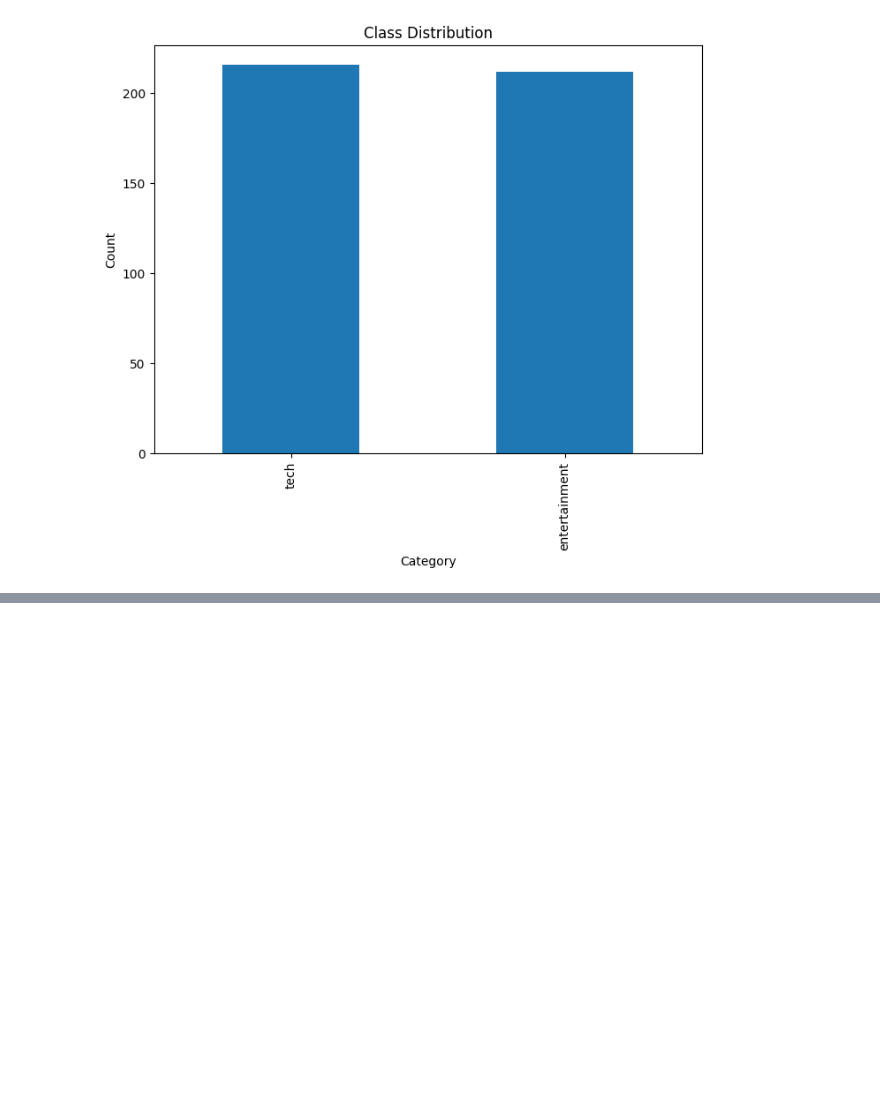
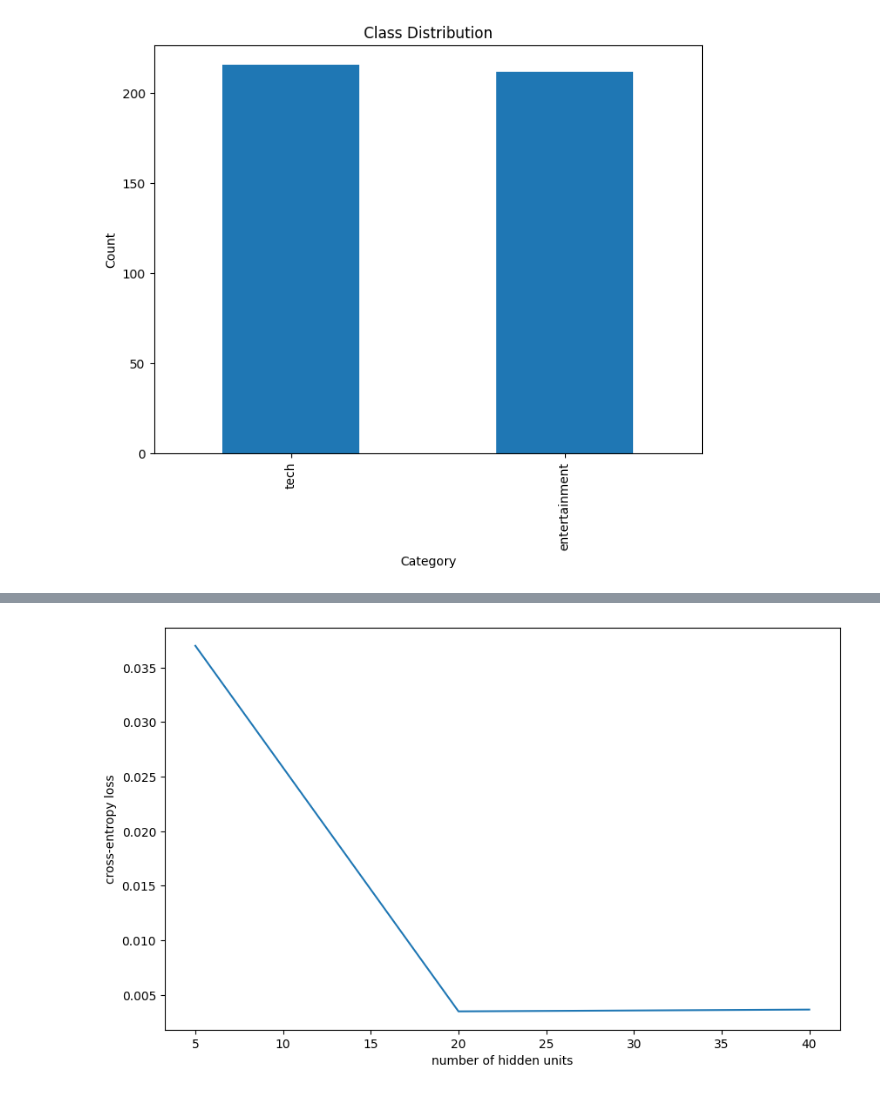
Before and after one commit to garethltm/361a3, a Jupyter notebook: a3.ipynb, the cells around one changed output, grey strips where cells are left out. Saved outputs shown, nothing was run; the diff lists cells and outputs as text; code cells hidden in the pictures; blank space fills up the shorter version.

```diff
--- a/a3.ipynb
+++ b/a3.ipynb
@@ -215,0 +423,16 @@ plt.show()
+# %%
+hidden_units = [5, 20, 40]
+result_list = []
+for val in hidden_units:
+  nn = MLPClassifier(hidden_layer_sizes=val,  solver='sgd', learning_rate_init=0.01, max_iter=100)
+  nn.fit(X_bow, y)
+  y_prob = nn.predict_proba(X_bow)
+  result_list.append(log_loss(y, y_prob))
+
+plt.figure(figsize=(10, 6))
+plt.plot(hidden_units, result_list)
+plt.xlabel('number of hidden units')
+plt.ylabel('cross-entropy loss')
+plt.show()
+# %% [output]
+[figure, added]
```
Also changed, not shown: parts of 50 cells of this notebook.
